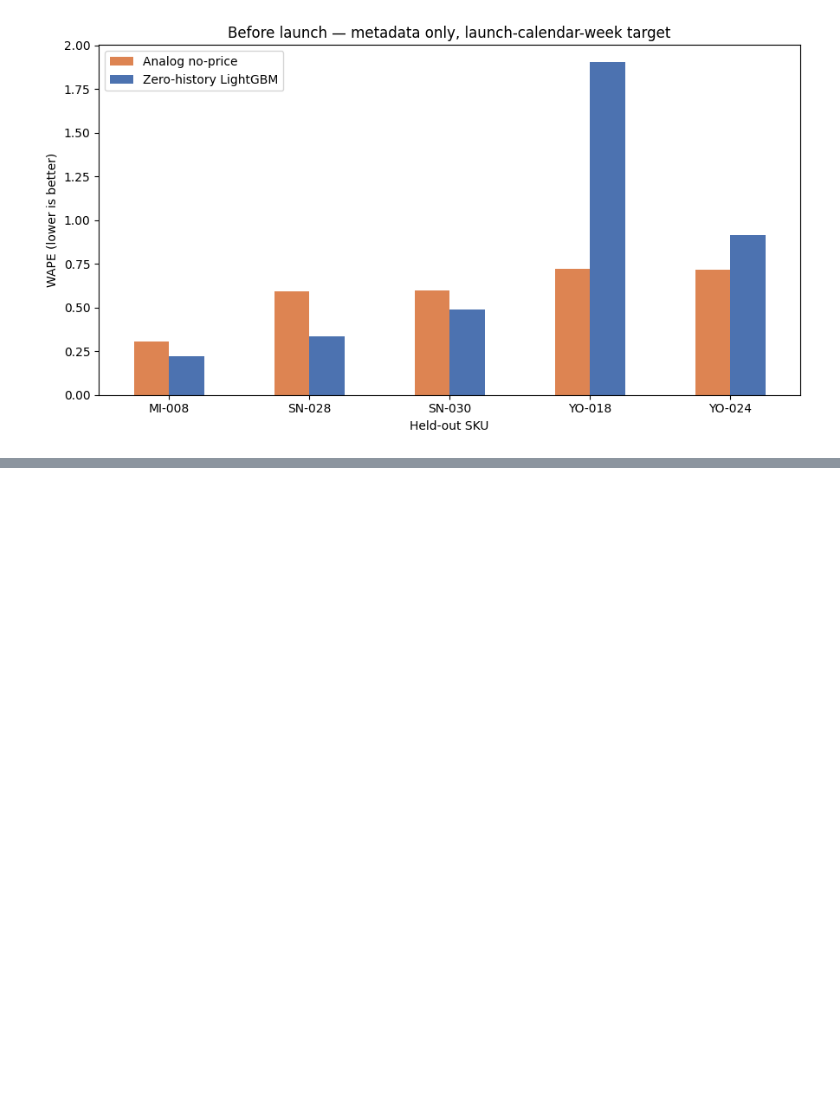
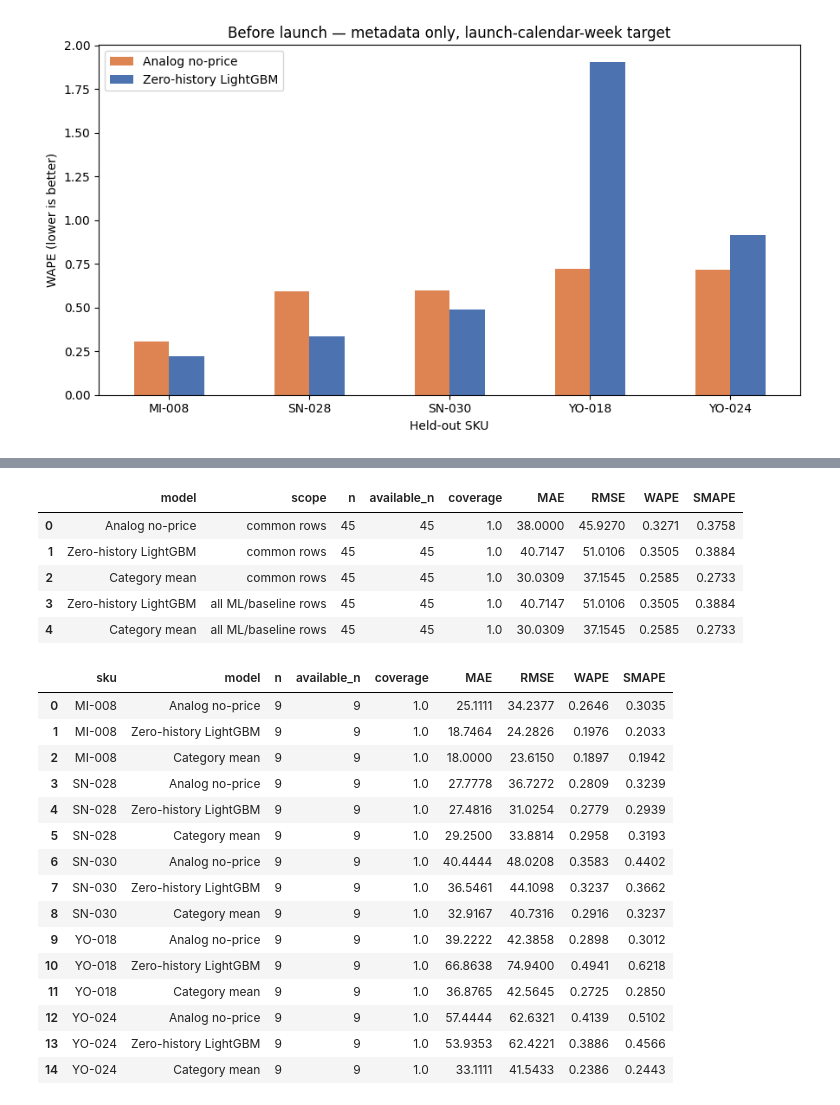
Before and after one commit to thitiwutsuk/Forecasting-FMCG-Daily-Sales, a Jupyter notebook: notebooks/04_cold_start/10_cold_start.ipynb, the cells around one changed output, grey strips where cells are left out. Drawn from its saved outputs; the diff is of its cells as text; code cells hidden in the pictures; blank space fills up the shorter version.

```diff
--- a/notebooks/04_cold_start/10_cold_start.ipynb
+++ b/notebooks/04_cold_start/10_cold_start.ipynb
@@ -534,0 +553,80 @@ plt.show()
+# %%
+from models.zero_history import build_seven_day_launch_records
+
+seven_records = build_seven_day_launch_records(launch_daily)
+seven_predictions = zero_history_forecast(seven_records, COLD_START_SKUS, include_category_baseline=True)
+seven_cols = [('Analog no-price', 'pred_zero_analog'), ('Zero-history LightGBM', 'pred_zero_lgb'),
+              ('Category mean', 'pred_category_mean')]
+assert ((seven_records.label_available_at - seven_records.week).dt.days == 7).all()
+assert (seven_predictions.train_label_available_max <= seven_predictions.train_cutoff).all()
+seven_donors = seven_predictions.dropna(subset=['pred_zero_analog'])
+assert (seven_donors.analog_label_available_at <= seven_donors.train_cutoff).all()
+assert np.isfinite(seven_predictions[['pred_zero_lgb', 'pred_category_mean']].to_numpy()).all()
+assert not seven_predictions.duplicated(['sku', 'channel', 'region']).any()
+
+seven_common = seven_predictions.dropna(subset=[col for _, col in seven_cols])
+seven_rows = []
+for scope, part, methods in [('common rows', seven_common, seven_cols),
+    ('all ML/baseline rows', seven_predictions, seven_cols[1:])]:
+    for model, col in methods:
+        seven_rows.append({'model': model, 'scope': scope, 'n': len(part),
+            'available_n': len(seven_predictions), 'coverage': len(part)/len(seven_predictions),
+            **score_all(part.launch_units, part[col])})
+seven_summary = pd.DataFrame(seven_rows)
+display(seven_summary.round(4))
+
+seven_sku_rows = []
+for sku, available in seven_predictions.groupby('sku'):
+    part = seven_common[seven_common.sku == sku]
+    for model, col in seven_cols:
+        seven_sku_rows.append({'sku': sku, 'model': model, 'n': len(part),
+            'available_n': len(available), 'coverage': len(part)/len(available),
+            **score_all(part.launch_units, part[col])})
+seven_by_sku = pd.DataFrame(seven_sku_rows)
+display(seven_by_sku.round(4))
+display(seven_predictions.groupby('sku').agg(n=('sku', 'size'),
+    window_start=('week', 'min'), window_end_exclusive=('label_available_at', 'max'),
+    observed_days_min=('observed_days', 'min'), observed_days_max=('observed_days', 'max')))
+display(seven_predictions.groupby(['sku', 'baseline_level']).agg(
+    rows=('sku', 'size'), min_donors=('baseline_donors', 'min'), max_donors=('baseline_donors', 'max')))
+display(seven_predictions[['sku', 'train_cutoff', 'train_label_available_max', 'train_rows', 'train_skus']].drop_duplicates())
+
+seven_predictions.to_csv(output_dir / 'seven_day_predictions.csv', index=False)
+seven_summary.to_csv(output_dir / 'seven_day_scores.csv', index=False)
+seven_by_sku.to_csv(output_dir / 'seven_day_by_sku.csv', index=False)
+seven_manifest = dict(zero_manifest)
+seven_manifest.update({
+    'protocol': 'conditional metadata-only prelaunch forecast, seven calendar days from SKU first observation',
+    'target': 'recorded units during [first_seen, first_seen + 7 days)',
+    'training_rule': 'other non-held-out SKUs whose seven-day label is complete at target first_seen',
+    'schedule_source': 'SKU first observation and active combinations in first 7 days inferred retrospectively',
+    'evaluation_rows': len(seven_predictions),
+    'baseline': 'mean category/channel/region; fallback category, channel/region, global',
+    'limitations': ['no verified prelaunch schedule or assortment', 'no planned price or promotion',
+        'missing daily records not imputed; observed_days is audit only',
+        'only five held-out SKUs; no significance test',
+        'different target and potentially different rows/cutoffs from calendar-week and short-history experiments']})
+_ = (output_dir / 'seven_day_manifest.json').write_text(json.dumps(seven_manifest, ensure_ascii=False, indent=2) + '\n', encoding='utf-8')
+# %% [output]
+|  | model | scope | n | available_n | coverage | MAE | RMSE | WAPE | SMAPE |
+| 0 | Analog no-price | common rows | 45 | 45 | 1.0 | 38.0000 | 45.9270 | 0.3271 | 0.3758 |
+| 1 | Zero-history LightGBM | common rows | 45 | 45 | 1.0 | 40.7147 | 51.0106 | 0.3505 | 0.3884 |
+| 2 | Category mean | common rows | 45 | 45 | 1.0 | 30.0309 | 37.1545 | 0.2585 | 0.2733 |
+| 3 | Zero-history LightGBM | all ML/baseline rows | 45 | 45 | 1.0 | 40.7147 | 51.0106 | 0.3505 | 0.3884 |
+| 4 | Category mean | all ML/baseline rows | 45 | 45 | 1.0 | 30.0309 | 37.1545 | 0.2585 | 0.2733 |
+|  | sku | model | n | available_n | coverage | MAE | RMSE | WAPE | SMAPE |
+| 0 | MI-008 | Analog no-price | 9 | 9 | 1.0 | 25.1111 | 34.2377 | 0.2646 | 0.3035 |
+| 1 | MI-008 | Zero-history LightGBM | 9 | 9 | 1.0 | 18.7464 | 24.2826 | 0.1976 | 0.2033 |
+| 2 | MI-008 | Category mean | 9 | 9 | 1.0 | 18.0000 | 23.6150 | 0.1897 | 0.1942 |
+| 3 | SN-028 | Analog no-price | 9 | 9 | 1.0 | 27.7778 | 36.7272 | 0.2809 | 0.3239 |
+| 4 | SN-028 | Zero-history LightGBM | 9 | 9 | 1.0 | 27.4816 | 31.0254 | 0.2779 | 0.2939 |
+| 5 | SN-028 | Category mean | 9 | 9 | 1.0 | 29.2500 | 33.8814 | 0.2958 | 0.3193 |
+| 6 | SN-030 | Analog no-price | 9 | 9 | 1.0 | 40.4444 | 48.0208 | 0.3583 | 0.4402 |
+| 7 | SN-030 | Zero-history LightGBM | 9 | 9 | 1.0 | 36.5461 | 44.1098 | 0.3237 | 0.3662 |
+| 8 | SN-030 | Category mean | 9 | 9 | 1.0 | 32.9167 | 40.7316 | 0.2916 | 0.3237 |
+| 9 | YO-018 | Analog no-price | 9 | 9 | 1.0 | 39.2222 | 42.3858 | 0.2898 | 0.3012 |
+| 10 | YO-018 | Zero-history LightGBM | 9 | 9 | 1.0 | 66.8638 | 74.9400 | 0.4941 | 0.6218 |
+| 11 | YO-018 | Category mean | 9 | 9 | 1.0 | 36.8765 | 42.5645 | 0.2725 | 0.2850 |
+| 12 | YO-024 | Analog no-price | 9 | 9 | 1.0 | 57.4444 | 62.6321 | 0.4139 | 0.5102 |
+| 13 | YO-024 | Zero-history LightGBM | 9 | 9 | 1.0 | 53.9353 | 62.4221 | 0.3886 | 0.4566 |
+| 14 | YO-024 | Category mean | 9 | 9 | 1.0 | 33.1111 | 41.5433 | 0.2386 | 0.2443 |
```
Also changed, not shown: parts of 5 cells of this notebook, 5 other files.
